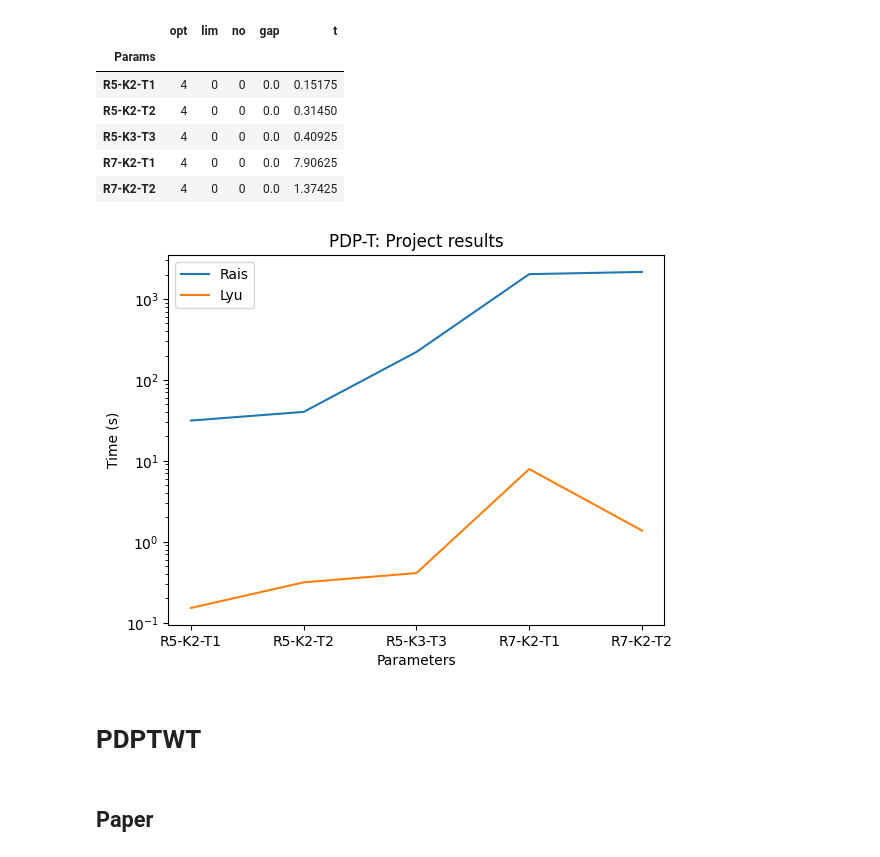
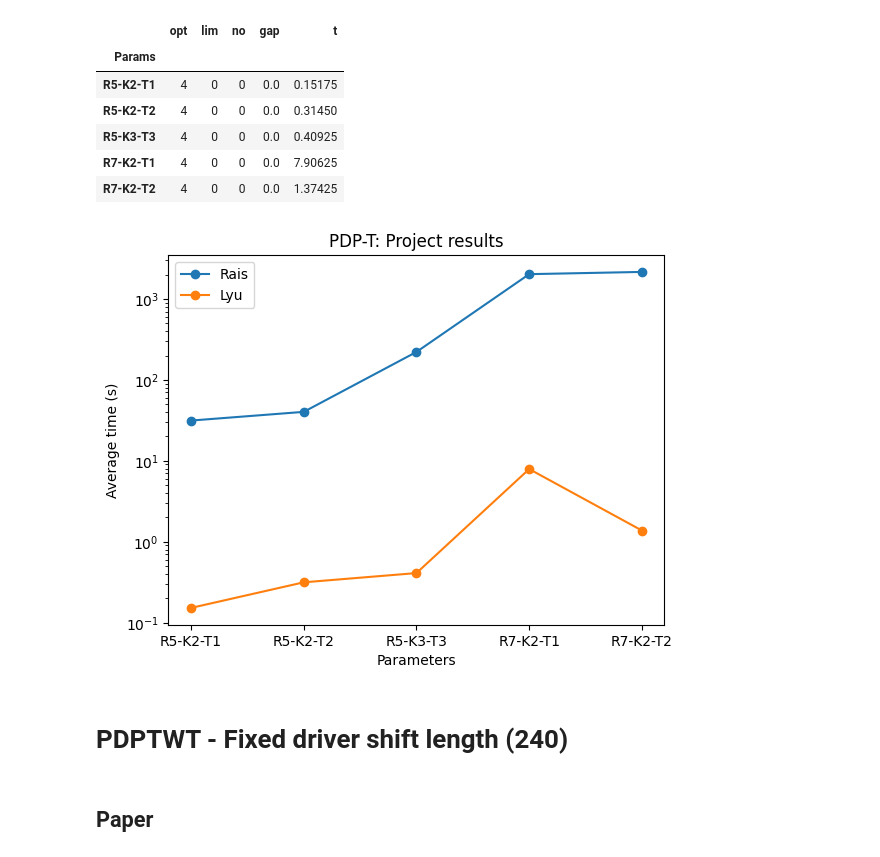
Before and after one commit to mauro-farina/pickup-and-delivery-problem, a Jupyter notebook: src/analyses.ipynb, the cells around one changed output. Drawn from its saved outputs; the diff is of its cells as text; code cells hidden in the pictures.

```diff
--- a/src/analyses.ipynb
+++ b/src/analyses.ipynb
@@ -68,20 +68,20 @@ an.get_results_stats(df_lyu)
 # %%
 fig, ax = plt.subplots()
 
-ax.plot(an.get_results_stats(df_rais)['t'], label='Rais')
-ax.plot(an.get_results_stats(df_lyu)['t'], label='Lyu')
+ax.plot(an.get_results_stats(df_rais)['t'], marker='o', label='Rais')
+ax.plot(an.get_results_stats(df_lyu)['t'], marker='o', label='Lyu')
 
 ax.set(title='PDP-T: Project results',
        xlabel='Parameters',
-       ylabel='Time (s)', yscale='log')
+       ylabel='Average time (s)', yscale='log')
 ax.legend()
 
 fig.savefig('../figures/PDPT.png')
 plt.show()
 # %% [output]
-[figure, old version]
+[figure, new version]
 # %% [markdown]
-# PDPTWT
+# PDPTWT - Fixed driver shift length (240)
 # %% [markdown]
 ## Paper
 # %%
```
Also changed, not shown: parts of 29 cells of this notebook.
